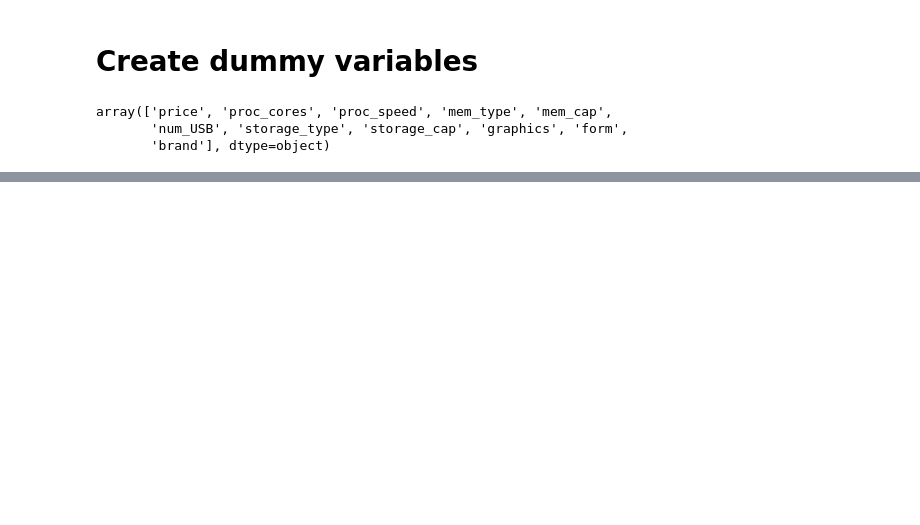
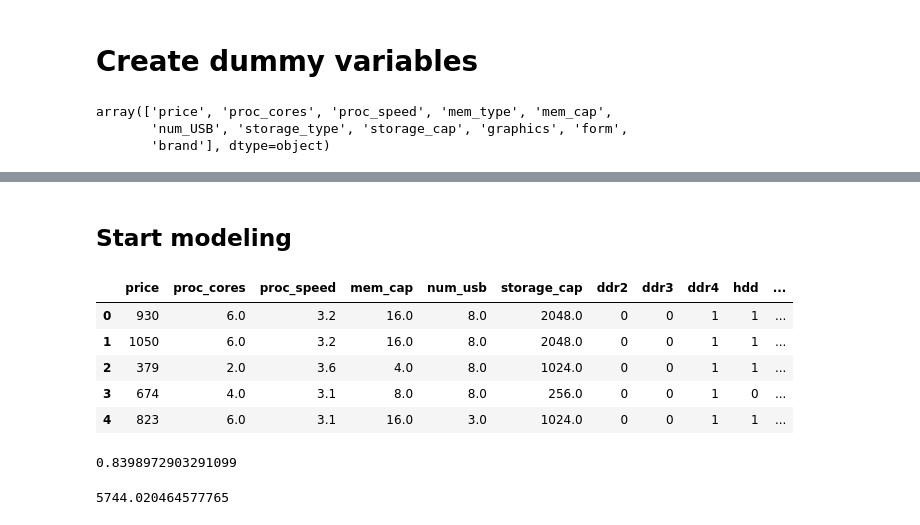
Before and after one commit to luketibbott/Desktop-linear-regression, a Jupyter notebook: model-newegg.ipynb, the cells around one changed output, grey strips where cells are left out. Cells and saved outputs as stored; diff of their text form; code cells hidden in the pictures; blank space fills up the shorter version.

Commit message:
Begin modeling (CV and regularization)

```diff
--- a/model-newegg.ipynb
+++ b/model-newegg.ipynb
@@ -64,0 +81,2 @@ memory usage: 101.5 KB
+# %% [markdown]
+## Start modeling
@@ -64,0 +85,9 @@ memory usage: 101.5 KB
+# %%
+df.head()
+# %% [output]
+|  | price | proc_cores | proc_speed | mem_cap | num_usb | storage_cap | ddr2 | ddr3 | ddr4 | hdd | ... |
+| 0 | 930 | 6.0 | 3.2 | 16.0 | 8.0 | 2048.0 | 0 | 0 | 1 | 1 | ... |
+| 1 | 1050 | 6.0 | 3.2 | 16.0 | 8.0 | 2048.0 | 0 | 0 | 1 | 1 | ... |
+| 2 | 379 | 2.0 | 3.6 | 4.0 | 8.0 | 1024.0 | 0 | 0 | 1 | 1 | ... |
+| 3 | 674 | 4.0 | 3.1 | 8.0 | 8.0 | 256.0 | 0 | 0 | 1 | 0 | ... |
+| 4 | 823 | 6.0 | 3.1 | 16.0 | 3.0 | 1024.0 | 0 | 0 | 1 | 1 | ... |
@@ -64,0 +100,4 @@ memory usage: 101.5 KB
+# %%
+fit.score(X_test, y_test)
+# %% [output]
+0.8398972903291099
@@ -64,0 +106,4 @@ memory usage: 101.5 KB
+# %%
+mean_squared_error(y_test, y_pred)
+# %% [output]
+5744.020464577765
```
Also changed, not shown: parts of 17 cells of this notebook.
